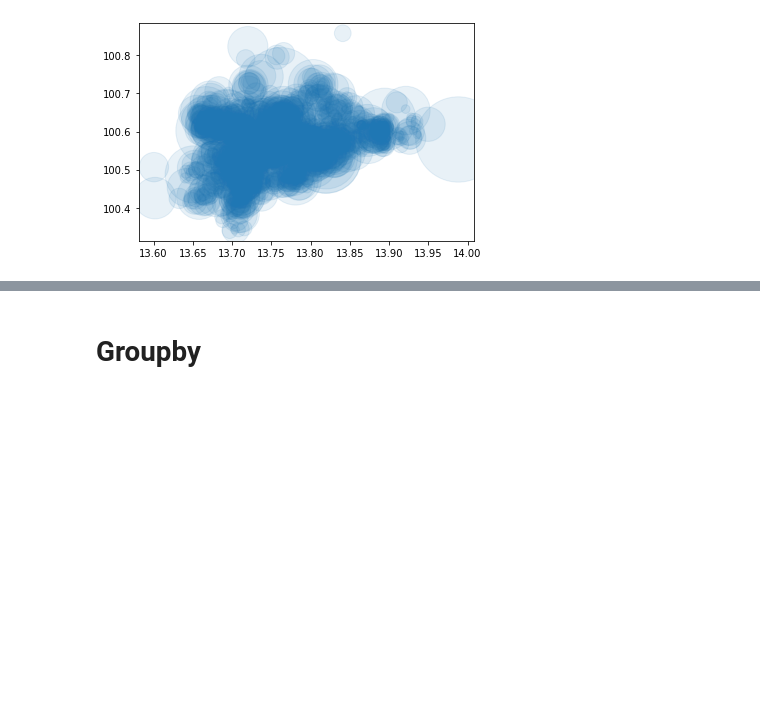
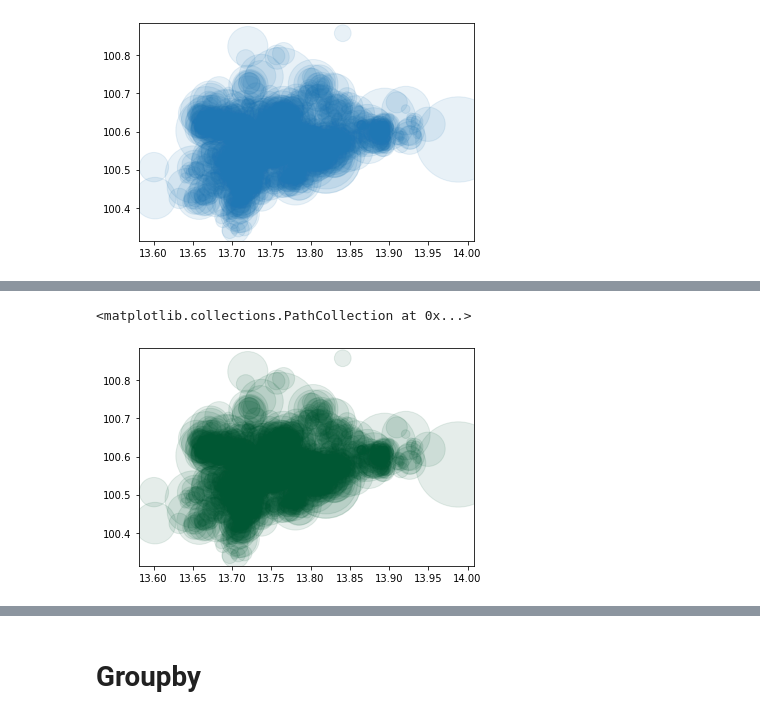
Before and after one commit to tohnperfect/DPDM65, a Jupyter notebook: pandas101.ipynb, the cells around one changed output, grey strips where cells are left out. Cells and saved outputs as stored; diff of their text form; code cells hidden in the pictures; blank space fills up the shorter version.

```diff
--- a/pandas101.ipynb
+++ b/pandas101.ipynb
@@ -535,0 +552,5 @@ plt.scatter(datacondo['latitude'],datacondo['longitude'],s=datacondo['count_unit
+# %%
+plt.scatter(datacondo['latitude'],datacondo['longitude'],s=datacondo['count_unit'],alpha=0.1,c='#005733')
+# %% [output]
+<matplotlib.collections.PathCollection at 0x...>
+[figure, added]
```
Also changed, not shown: parts of 10 cells of this notebook.
